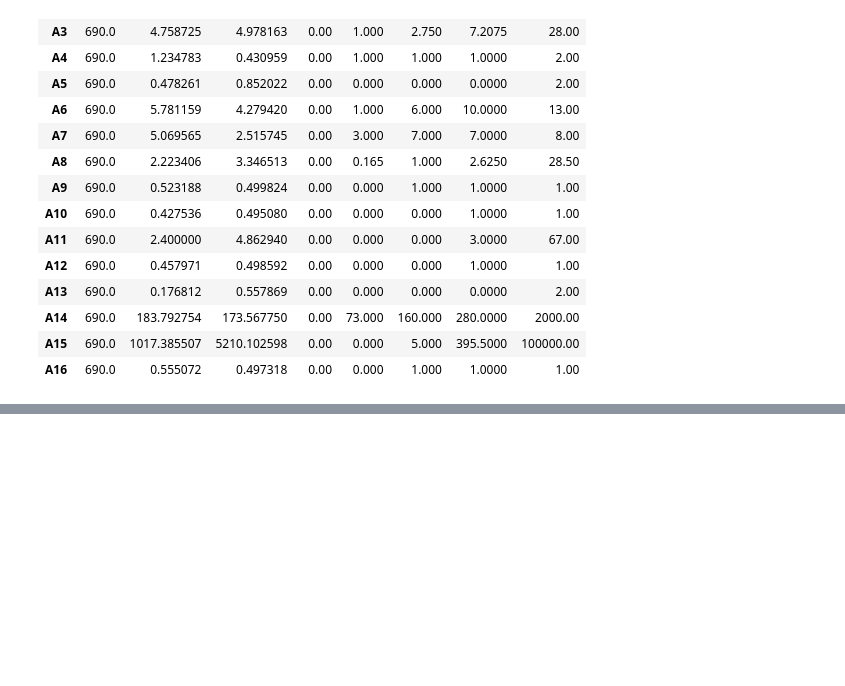
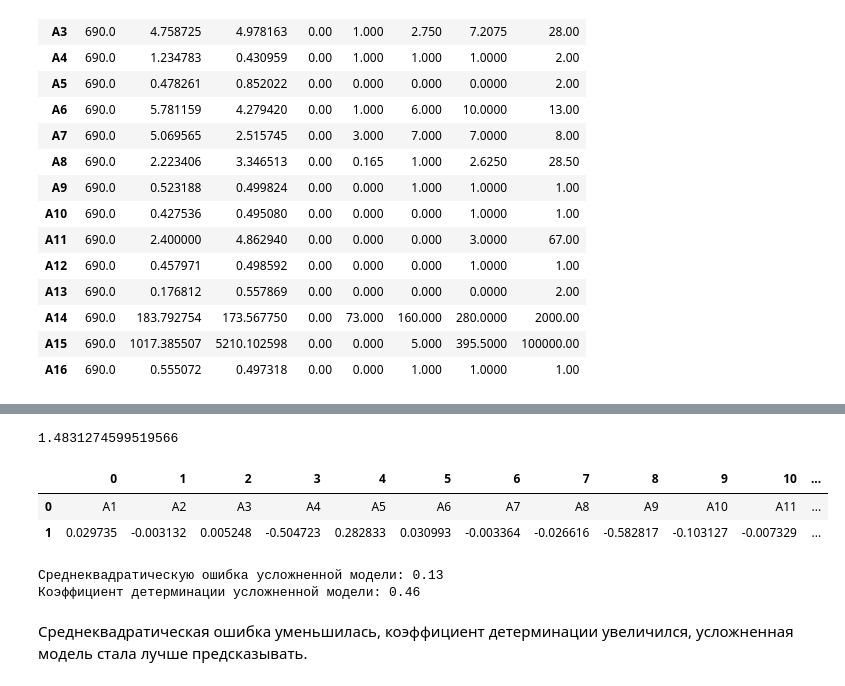
Before and after one commit to grigoriibaryshev/-, a Jupyter notebook: нис1.ipynb, the cells around one changed output, grey strips where cells are left out. Saved outputs shown, nothing was run; the diff lists cells and outputs as text; code cells hidden in the pictures; blank space fills up the shorter version.

```diff
--- a/нис1.ipynb
+++ b/нис1.ipynb
@@ -335,0 +429,37 @@ data.describe().transpose()
+# %%
+#добавление новых данных
+X['A2_A8'] = X['A2']*X['A8']
+X['A6^2'] = X['A6']*X['A6']
+#разделение данных
+X_train, X_test, y_train, y_test = train_test_split(X, y, test_size=0.3, random_state=42)
+# %%
+from sklearn.linear_model import LinearRegression
+from sklearn.metrics import mean_squared_error, r2_score
+# Инициализируем линейную регрессию
+model_new = LinearRegression()
+# натренируем новую модель на выбранных данных
+model_new.fit(X_train, y_train)
+# получим новое предсказание на тестовых данных
+y_pred = model_new.predict(X_test)
+# %%
+#выведем свободный коэффициент
+print(model_new.intercept_)
+# %% [output]
+1.4831274599519566
+# %%
+# выведем коэффиценты линейной регрессии и , так как их много,  запишем их в pd.DataFrame
+coef = pd.DataFrame(zip(X.columns, model_new.coef_))
+coef.transpose()
+# %% [output]
+|  | 0 | 1 | 2 | 3 | 4 | 5 | 6 | 7 | 8 | 9 | 10 | ... |
+| 0 | A1 | A2 | A3 | A4 | A5 | A6 | A7 | A8 | A9 | A10 | A11 | ... |
+| 1 | 0.029735 | -0.003132 | 0.005248 | -0.504723 | 0.282833 | 0.030993 | -0.003364 | -0.026616 | -0.582817 | -0.103127 | -0.007329 | ... |
+# %%
+# выведем среднеквадратическую ошибку и коэффициент детерминации
+print("Среднеквадратическую ошибка усложненной модели:", f'{mean_squared_error(y_test, y_pred):.2f}')
+print("Коэффициент детерминации усложненной модели:", f'{r2_score(y_test, y_pred):.2f}')
+# %% [output]
+Среднеквадратическую ошибка усложненной модели: 0.13
+Коэффициент детерминации усложненной модели: 0.46
+# %% [markdown]
+Cреднеквадратическая ошибка уменьшилась, коэффициент детерминации увеличился, усложненная модель стала лучше предсказывать.
```
Also changed, not shown: parts of 16 cells of this notebook.
